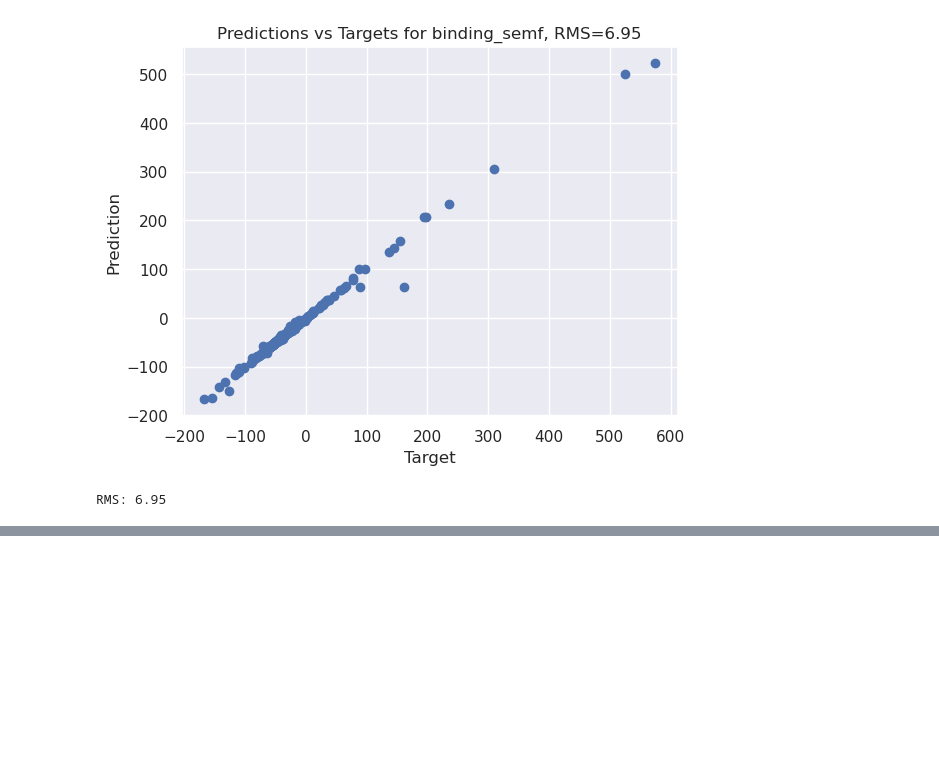
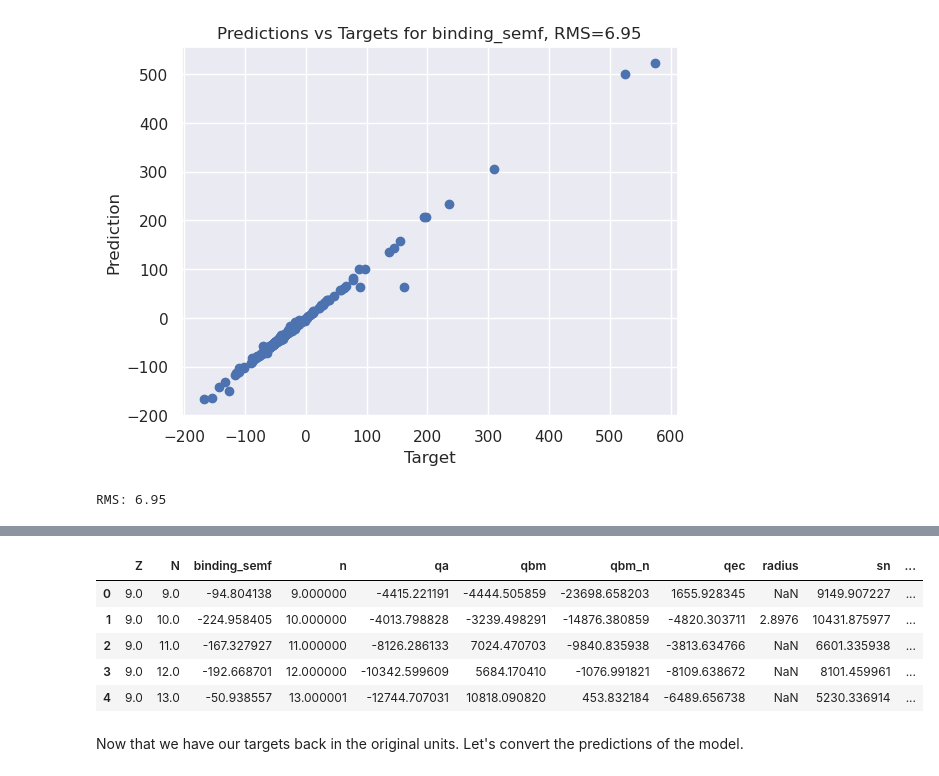
Before and after one commit to okitouni/NuCLR-MechInterp, a Jupyter notebook: interp.ipynb, the cells around one changed output, grey strips where cells are left out. Saved outputs shown, nothing was run; the diff lists cells and outputs as text; code cells hidden in the pictures; blank space fills up the shorter version.

Commit message:
[feat] true BE predictions

```diff
--- a/interp.ipynb
+++ b/interp.ipynb
@@ -128,0 +138,21 @@ RMS: 6.95
+# %%
+from data import get_nuclear_data, get_targets, semi_empirical_mass_formula
+import pandas as pd
+
+
+NZ = data.X[::len(data.output_map), :2].cpu().numpy()
+y_orig = data.regression_transformer.inverse_transform(data.y.view(-1, len(data.output_map)).cpu().numpy())
+
+df_data = np.concatenate([NZ, y_orig], axis=1)
+df_data = pd.DataFrame(df_data, columns=["Z", "N"]+task_names)
+df_data["binding"] = semi_empirical_mass_formula(df_data["Z"], df_data["N"]) + df_data["binding_semf"]
+df_data.head()
+# %% [output]
+|  | Z | N | binding_semf | n | qa | qbm | qbm_n | qec | radius | sn | ... |
+| 0 | 9.0 | 9.0 | -94.804138 | 9.000000 | -4415.221191 | -4444.505859 | -23698.658203 | 1655.928345 | NaN | 9149.907227 | ... |
+| 1 | 9.0 | 10.0 | -224.958405 | 10.000000 | -4013.798828 | -3239.498291 | -14876.380859 | -4820.303711 | 2.8976 | 10431.875977 | ... |
+| 2 | 9.0 | 11.0 | -167.327927 | 11.000000 | -8126.286133 | 7024.470703 | -9840.835938 | -3813.634766 | NaN | 6601.335938 | ... |
+| 3 | 9.0 | 12.0 | -192.668701 | 12.000000 | -10342.599609 | 5684.170410 | -1076.991821 | -8109.638672 | NaN | 8101.459961 | ... |
+| 4 | 9.0 | 13.0 | -50.938557 | 13.000001 | -12744.707031 | 10818.090820 | 453.832184 | -6489.656738 | NaN | 5230.336914 | ... |
+# %% [markdown]
+Now that we have our targets back in the original units. Let's convert the predictions of the model.
```
Also changed, not shown: parts of 5 cells of this notebook.
